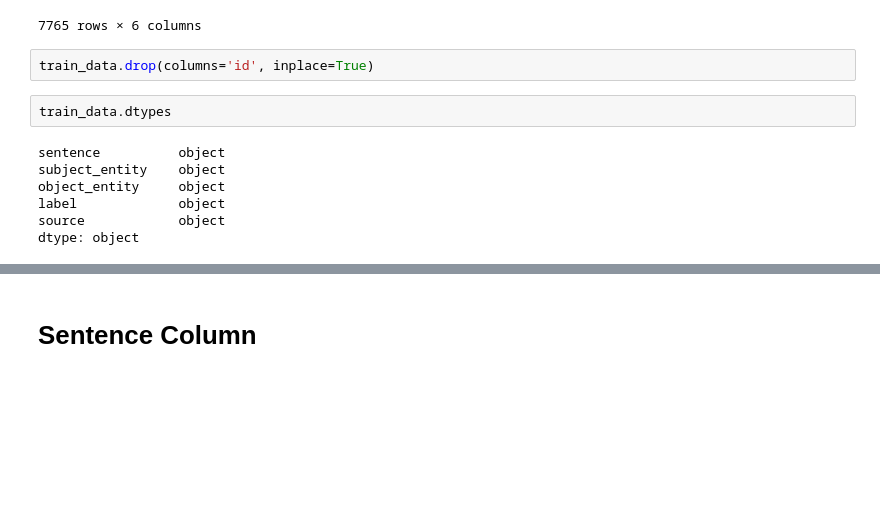
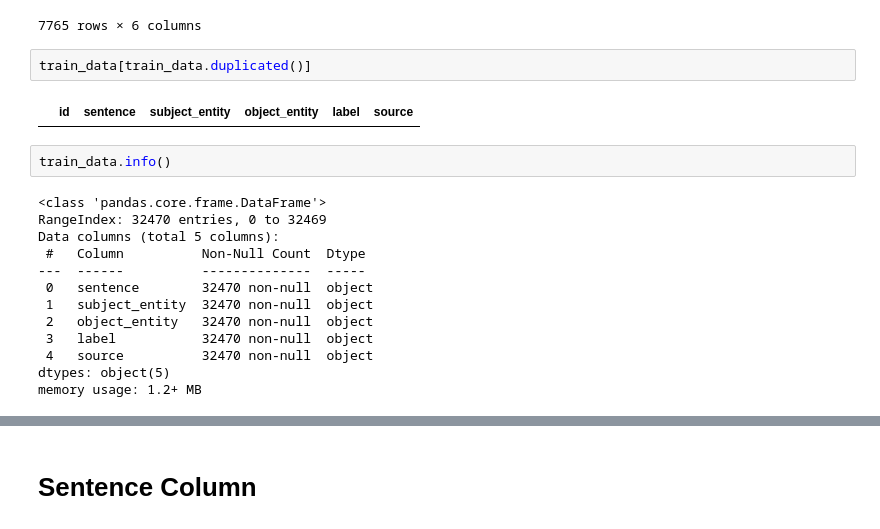
Before and after one commit to boostcampaitech4lv23nlp2/level2_klue_nlp-level1-nlp-12, a Jupyter notebook: EDA.ipynb, the cells around one changed output, grey strips where cells are left out. Drawn from its saved outputs; the diff is of its cells as text; blank space fills up the shorter version.

```diff
--- a/EDA.ipynb
+++ b/EDA.ipynb
@@ -44,14 +45,22 @@ test_data
 | 7763 | 7763 | 1987년 B. 슈나이더(B. Schneider)에 의해 만... | {'word': 'B. 슈나이더', 'start_idx': ... | {'word': '1987년', 'start_idx': 0,... | 100 | wikipedia |
 | 7764 | 7764 | 이승옥 강진군수는 2일 NH농협은행 강진군지부(지부장 강대형... | {'word': '이승옥', 'start_idx': 0, '... | {'word': '2일', 'start_idx': 10, '... | 100 | wikitree |
 7765 rows × 6 columns
-# %%
-train_data.drop(columns='id', inplace=True)
+# %%
+train_data[train_data.duplicated()]
+# %% [output]
+|  | id | sentence | subject_entity | object_entity | label | source |
 # %%
-train_data.dtypes
+train_data.info()
 # %% [output]
-sentence          object
-subject_entity    object
-object_entity     object
-label             object
-source            object
-dtype: object
+<class 'pandas.core.frame.DataFrame'>
+RangeIndex: 32470 entries, 0 to 32469
+Data columns (total 5 columns):
+ #   Column          Non-Null Count  Dtype
+---  ------          --------------  -----
+ 0   sentence        32470 non-null  object
+ 1   subject_entity  32470 non-null  object
+ 2   object_entity   32470 non-null  object
+ 3   label           32470 non-null  object
+ 4   source          32470 non-null  object
+dtypes: object(5)
+memory usage: 1.2+ MB
```
Also changed, not shown: parts of 27 cells of this notebook, 7 other files.
